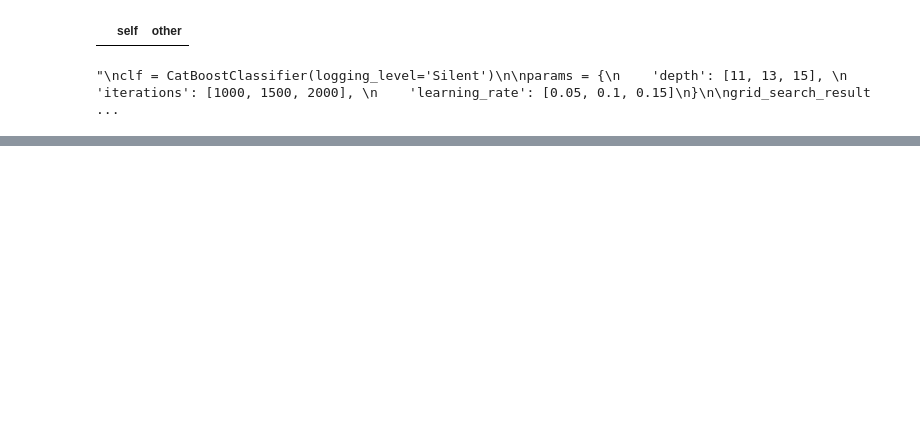
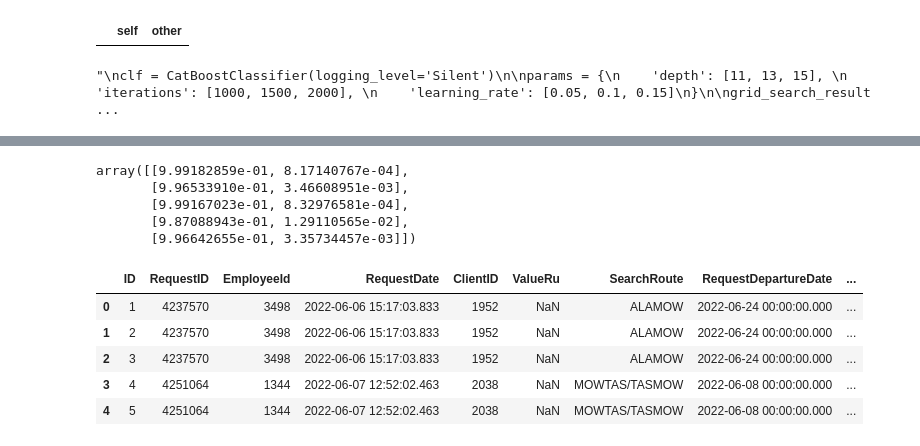
Before and after one commit to a125x/Aeroclub-Challenge, a Jupyter notebook: aeroclub-challenge.ipynb, the cells around one changed output, grey strips where cells are left out. Cells and saved outputs as stored; diff of their text form; code cells hidden in the pictures; blank space fills up the shorter version.

Commit message:
Kaggle Notebook | Aeroclub Challenge | Version 13

```diff
--- a/aeroclub-challenge.ipynb
+++ b/aeroclub-challenge.ipynb
@@ -209,0 +265,19 @@ weighted avg       1.00      1.00      0.99    991993
+# %%
+test_tunned_predict = clf.predict_proba(test_tunned_feat)
+test_tunned_predict[:5]
+# %% [output]
+array([[9.99182859e-01, 8.17140767e-04],
+       [9.96533910e-01, 3.46608951e-03],
+       [9.99167023e-01, 8.32976581e-04],
+       [9.87088943e-01, 1.29110565e-02],
+       [9.96642655e-01, 3.35734457e-03]])
+# %%
+test = pd.read_csv('/kaggle/input/aeroclub/test.csv')
+test.head()
+# %% [output]
+|  | ID | RequestID | EmployeeId | RequestDate | ClientID | ValueRu | SearchRoute | RequestDepartureDate | ... |
+| 0 | 1 | 4237570 | 3498 | 2022-06-06 15:17:03.833 | 1952 | NaN | ALAMOW | 2022-06-24 00:00:00.000 | ... |
+| 1 | 2 | 4237570 | 3498 | 2022-06-06 15:17:03.833 | 1952 | NaN | ALAMOW | 2022-06-24 00:00:00.000 | ... |
+| 2 | 3 | 4237570 | 3498 | 2022-06-06 15:17:03.833 | 1952 | NaN | ALAMOW | 2022-06-24 00:00:00.000 | ... |
+| 3 | 4 | 4251064 | 1344 | 2022-06-07 12:52:02.463 | 2038 | NaN | MOWTAS/TASMOW | 2022-06-08 00:00:00.000 | ... |
+| 4 | 5 | 4251064 | 1344 | 2022-06-07 12:52:02.463 | 2038 | NaN | MOWTAS/TASMOW | 2022-06-08 00:00:00.000 | ... |
```
Also changed, not shown: parts of 20 cells of this notebook.
